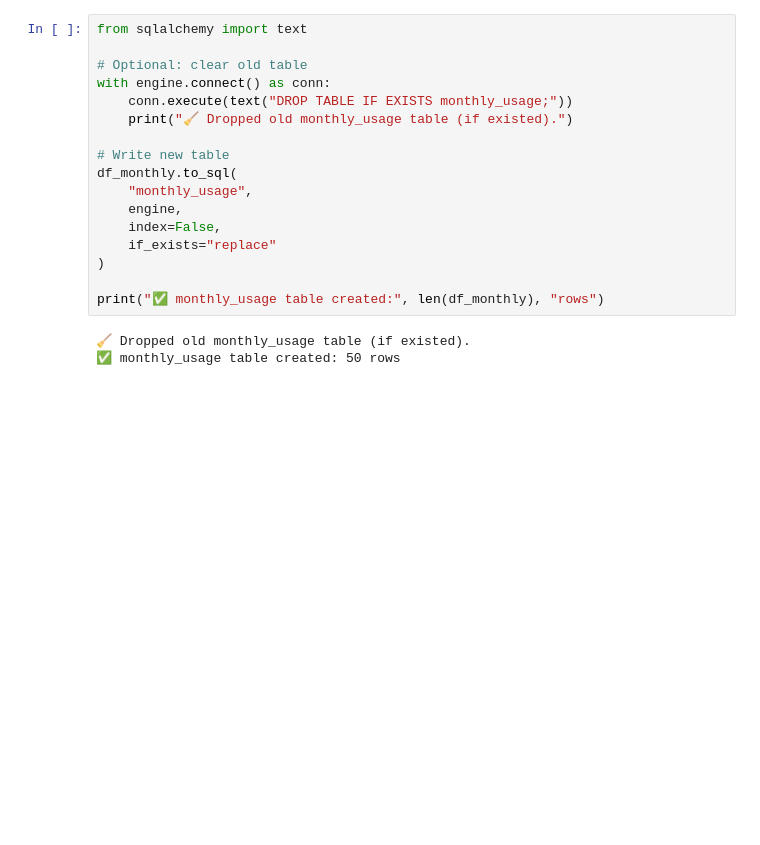
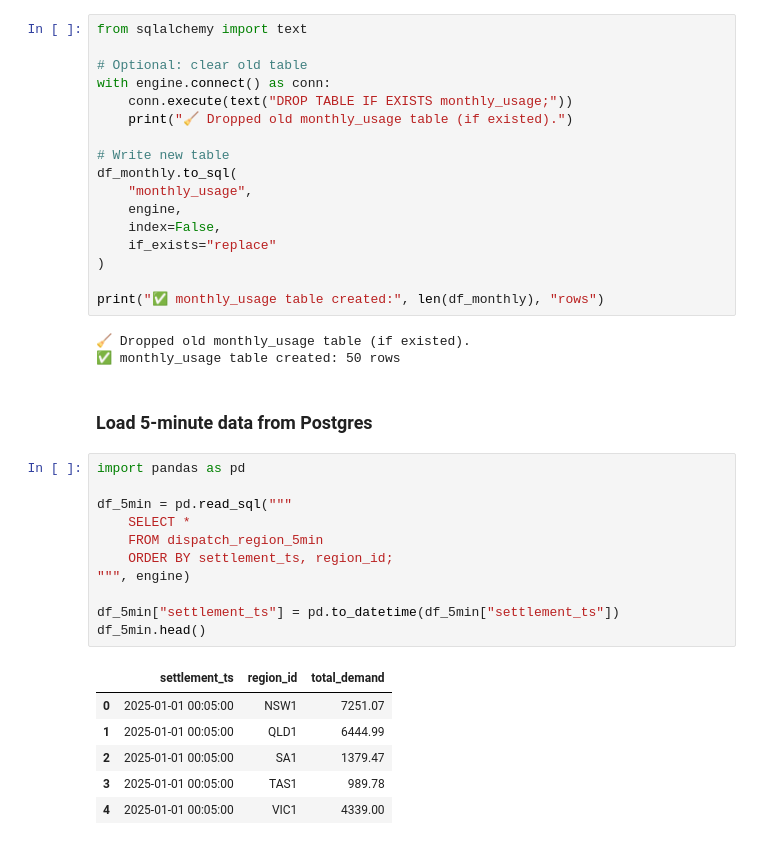
Before and after one commit to Vivekarya05/nem-usage-reports, a Jupyter notebook: montly_usage.ipynb, the cells around one changed output. Cells and saved outputs as stored; diff of their text form; blank space fills up the shorter version.

```diff
--- a/montly_usage.ipynb
+++ b/montly_usage.ipynb
@@ -185,3 +185,23 @@ print("✅ monthly_usage table created:", len(df_monthly), "rows")
 # %% [output]
 🧹 Dropped old monthly_usage table (if existed).
 ✅ monthly_usage table created: 50 rows
+# %% [markdown]
+### Load 5-minute data from Postgres
+# %%
+import pandas as pd
+
+df_5min = pd.read_sql("""
+    SELECT *
+    FROM dispatch_region_5min
+    ORDER BY settlement_ts, region_id;
+""", engine)
+
+df_5min["settlement_ts"] = pd.to_datetime(df_5min["settlement_ts"])
+df_5min.head()
+# %% [output]
+|  | settlement_ts | region_id | total_demand |
+| 0 | 2025-01-01 00:05:00 | NSW1 | 7251.07 |
+| 1 | 2025-01-01 00:05:00 | QLD1 | 6444.99 |
+| 2 | 2025-01-01 00:05:00 | SA1 | 1379.47 |
+| 3 | 2025-01-01 00:05:00 | TAS1 | 989.78 |
+| 4 | 2025-01-01 00:05:00 | VIC1 | 4339.00 |
```
Also changed, not shown: parts of 9 cells of this notebook, 2 other files.
